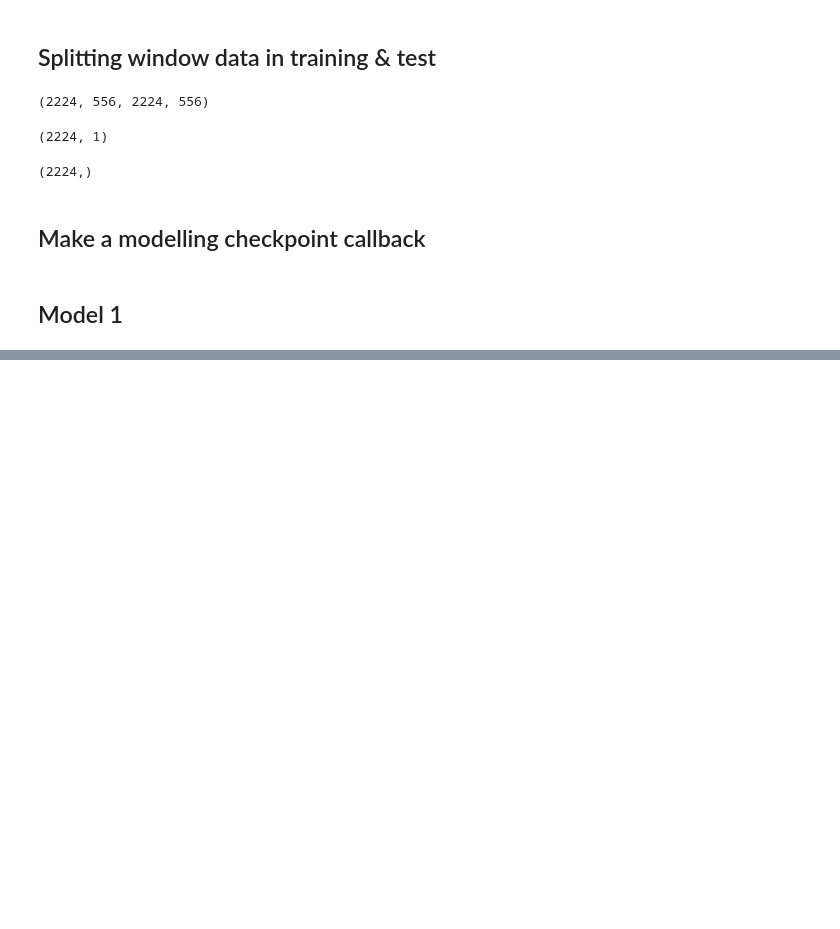
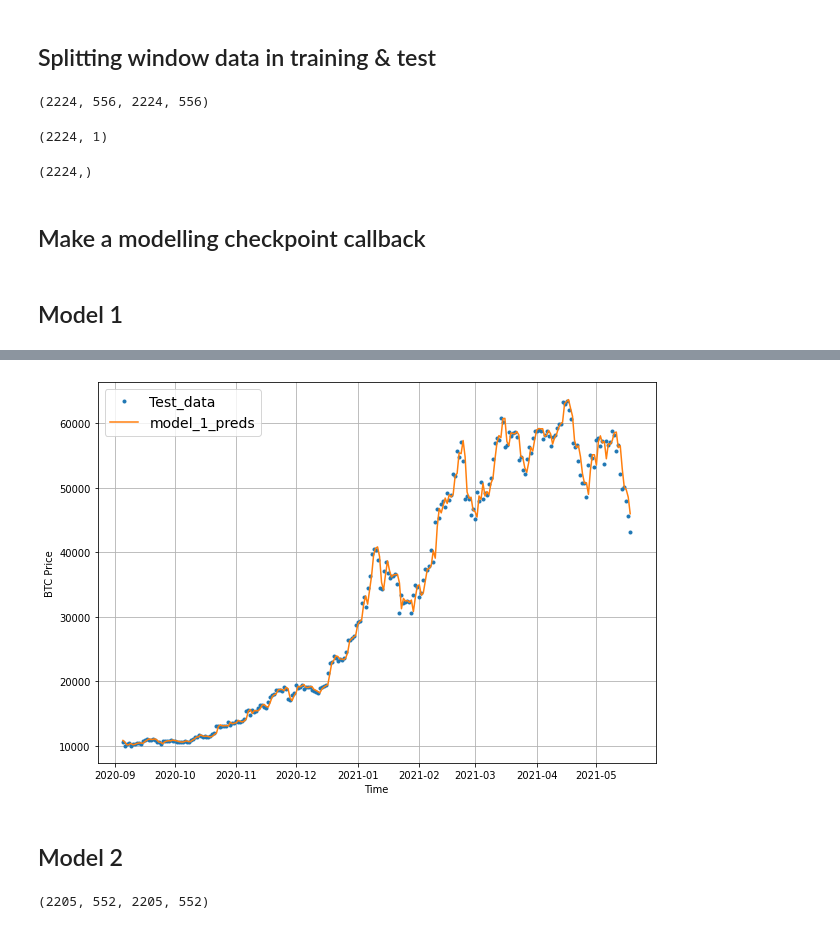
Before and after one commit to kaushikabhishek87/Tensorflow_projects, a Jupyter notebook: 10_time_series_forecasting_in_tensorflow.ipynb, the cells around one changed output, grey strips where cells are left out. Cells and saved outputs as stored; diff of their text form; code cells hidden in the pictures; blank space fills up the shorter version.

```diff
--- a/10_time_series_forecasting_in_tensorflow.ipynb
+++ b/10_time_series_forecasting_in_tensorflow.ipynb
@@ -388,0 +455,47 @@ Epoch 100/100
+# %%
+
+# Create a function to plot time series data
+def plot_time_series(timesteps, values, format='.', start=0, end=None, label=None):
+  """
+  Plots a timesteps (a series of points in time) against values (a series of values across timesteps).
+
+  Parameters
+  ---------
+  timesteps : array of timesteps
+  values : array of values across time
+  format : style of plot, default "."
+  start : where to start the plot (setting a value will index from start of timesteps & values)
+  end : where to end the plot (setting a value will index from end of timesteps & values)
+  label : label to show on plot of values
+  """
+  # Plot the series
+  plt.plot(timesteps[start:end], values[start:end], format, label=label)
+  plt.xlabel("Time")
+  plt.ylabel("BTC Price")
+  if label:
+    plt.legend(fontsize=14) # make label bigger
+  plt.grid(True)
+# %%
+
+offset = 300
+plt.figure(figsize=(10, 7))
+# Account for the test_window offset and index into test_labels to ensure correct plotting
+plot_time_series(timesteps=X_test[-len(test_windows):], values=test_labels[:, 0], start=offset, label="Test_data")
+plot_time_series(timesteps=X_test[-len(test_windows):], values=model_1_preds, start=offset, format="-", label="model_1_preds")
+# %% [output]
+[figure, added]
+# %% [markdown]
+## Model 2
+# %%
+## Window size = 30, Horizon = 1
+
+HORIZON = 1
+WINDOW_SIZE = 30
+
+full_windows, full_labels = make_windows(btc_price, window_size=WINDOW_SIZE, horizon=HORIZON)
+
+train_windows, test_windows, train_labels, test_labels = make_train_test_splits(full_windows, full_labels)
+
+len(train_windows), len(test_windows),  len(train_labels), len(test_labels)
+# %% [output]
+(2205, 552, 2205, 552)
```
Also changed, not shown: parts of 15 cells of this notebook.
